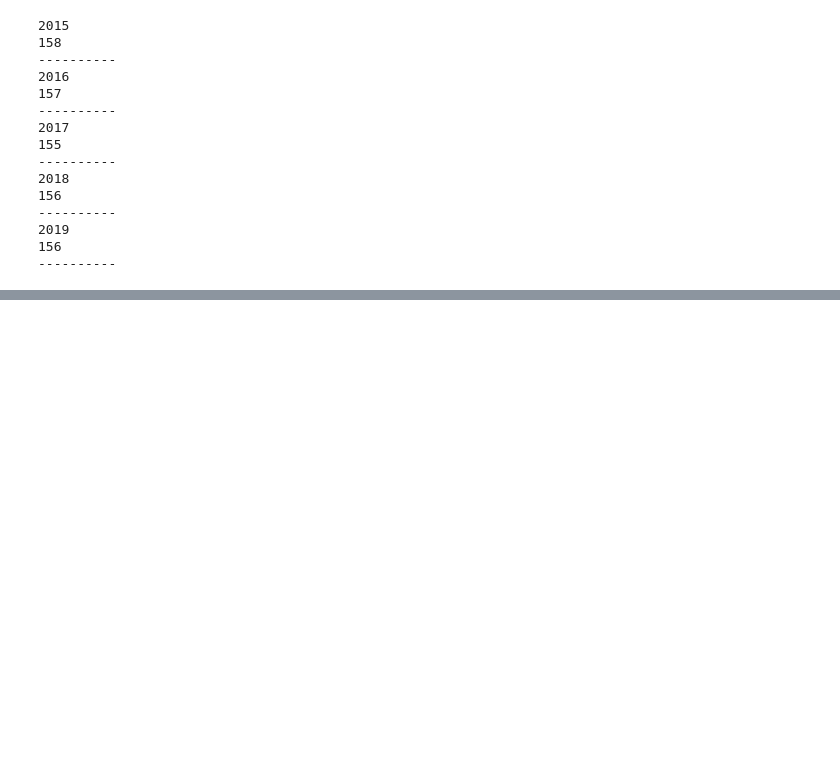
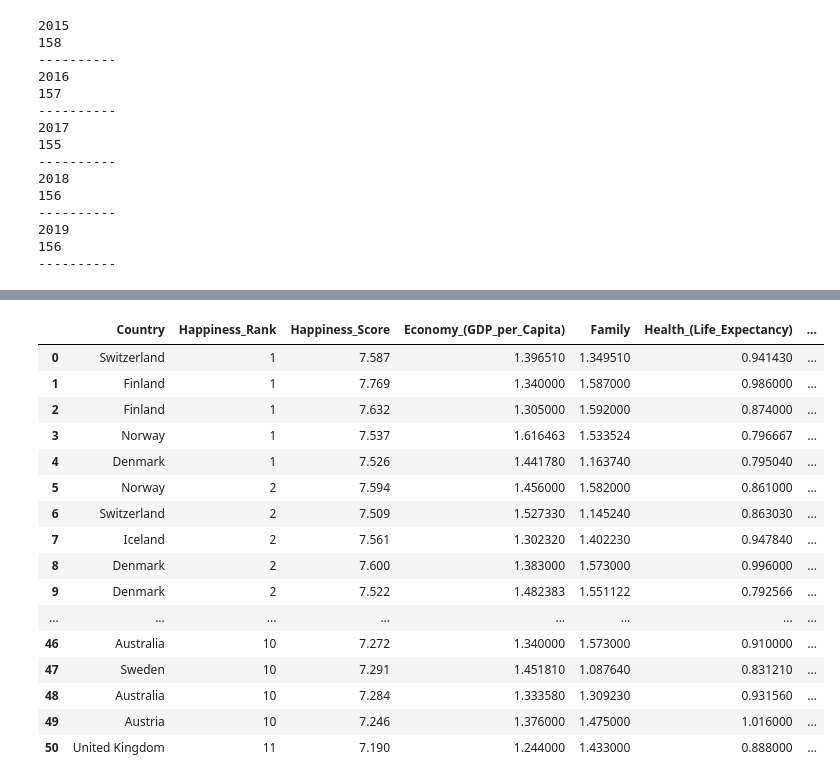
Before and after one commit to UWA-Project-1/The-World-Happiness-Analysis, a Jupyter notebook: test-work.ipynb, the cells around one changed output, grey strips where cells are left out. Cells and saved outputs as stored; diff of their text form; code cells hidden in the pictures; blank space fills up the shorter version.

```diff
--- a/test-work.ipynb
+++ b/test-work.ipynb
@@ -243,0 +288,22 @@ df_merged
+# %%
+merged_pd.sort_values('Happiness_Rank',inplace=True)
+merged_pd.reset_index(drop=True,inplace=True)
+merged_pd.head(50)
+# %% [output]
+|  | Country | Happiness_Rank | Happiness_Score | Economy_(GDP_per_Capita) | Family | Health_(Life_Expectancy) | ... |
+| 0 | Switzerland | 1 | 7.587 | 1.396510 | 1.349510 | 0.941430 | ... |
+| 1 | Finland | 1 | 7.769 | 1.340000 | 1.587000 | 0.986000 | ... |
+| 2 | Finland | 1 | 7.632 | 1.305000 | 1.592000 | 0.874000 | ... |
+| 3 | Norway | 1 | 7.537 | 1.616463 | 1.533524 | 0.796667 | ... |
+| 4 | Denmark | 1 | 7.526 | 1.441780 | 1.163740 | 0.795040 | ... |
+| 5 | Norway | 2 | 7.594 | 1.456000 | 1.582000 | 0.861000 | ... |
+| 6 | Switzerland | 2 | 7.509 | 1.527330 | 1.145240 | 0.863030 | ... |
+| 7 | Iceland | 2 | 7.561 | 1.302320 | 1.402230 | 0.947840 | ... |
+| 8 | Denmark | 2 | 7.600 | 1.383000 | 1.573000 | 0.996000 | ... |
+| 9 | Denmark | 2 | 7.522 | 1.482383 | 1.551122 | 0.792566 | ... |
+| ... | ... | ... | ... | ... | ... | ... | ... |
+| 46 | Australia | 10 | 7.272 | 1.340000 | 1.573000 | 0.910000 | ... |
+| 47 | Sweden | 10 | 7.291 | 1.451810 | 1.087640 | 0.831210 | ... |
+| 48 | Australia | 10 | 7.284 | 1.333580 | 1.309230 | 0.931560 | ... |
+| 49 | Austria | 10 | 7.246 | 1.376000 | 1.475000 | 1.016000 | ... |
+| 50 | United Kingdom | 11 | 7.190 | 1.244000 | 1.433000 | 0.888000 | ... |
```
Also changed, not shown: parts of 11 cells of this notebook.
